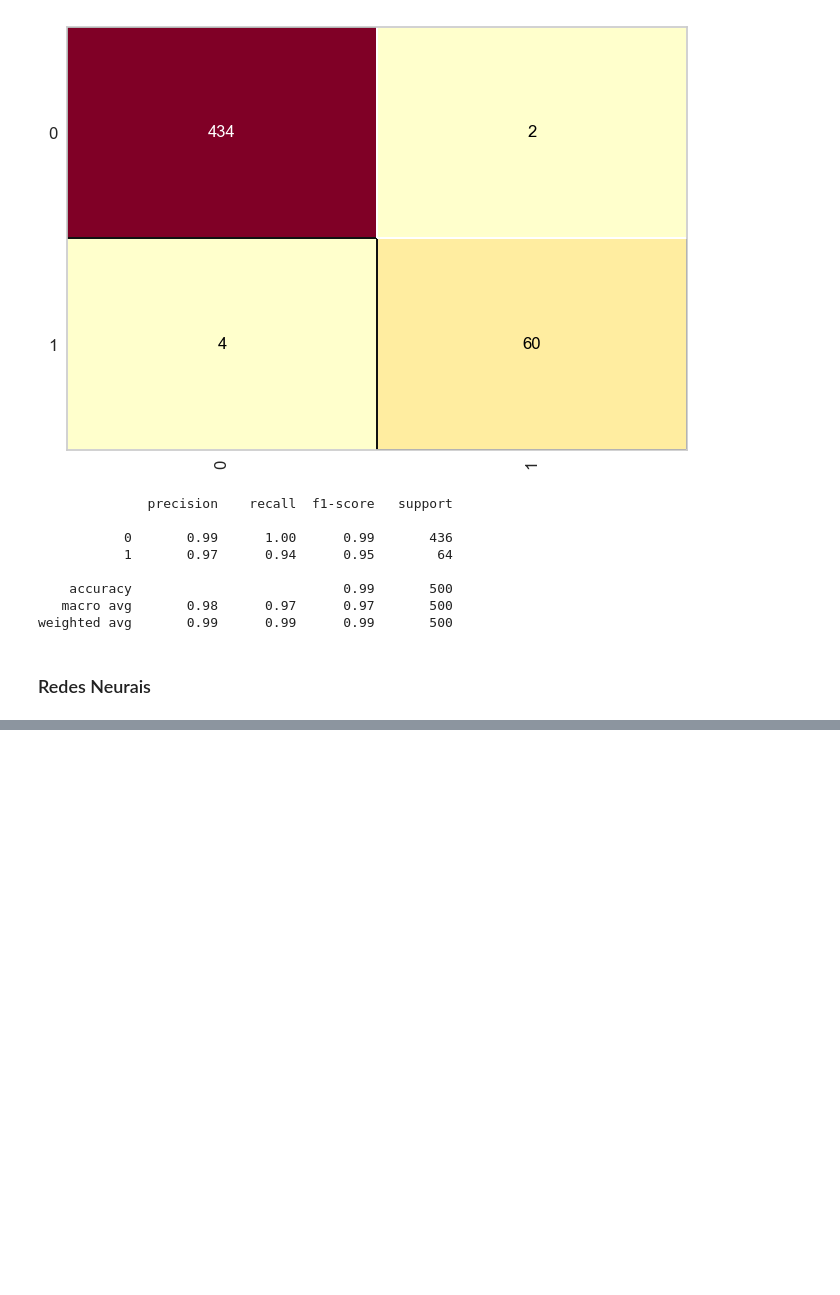
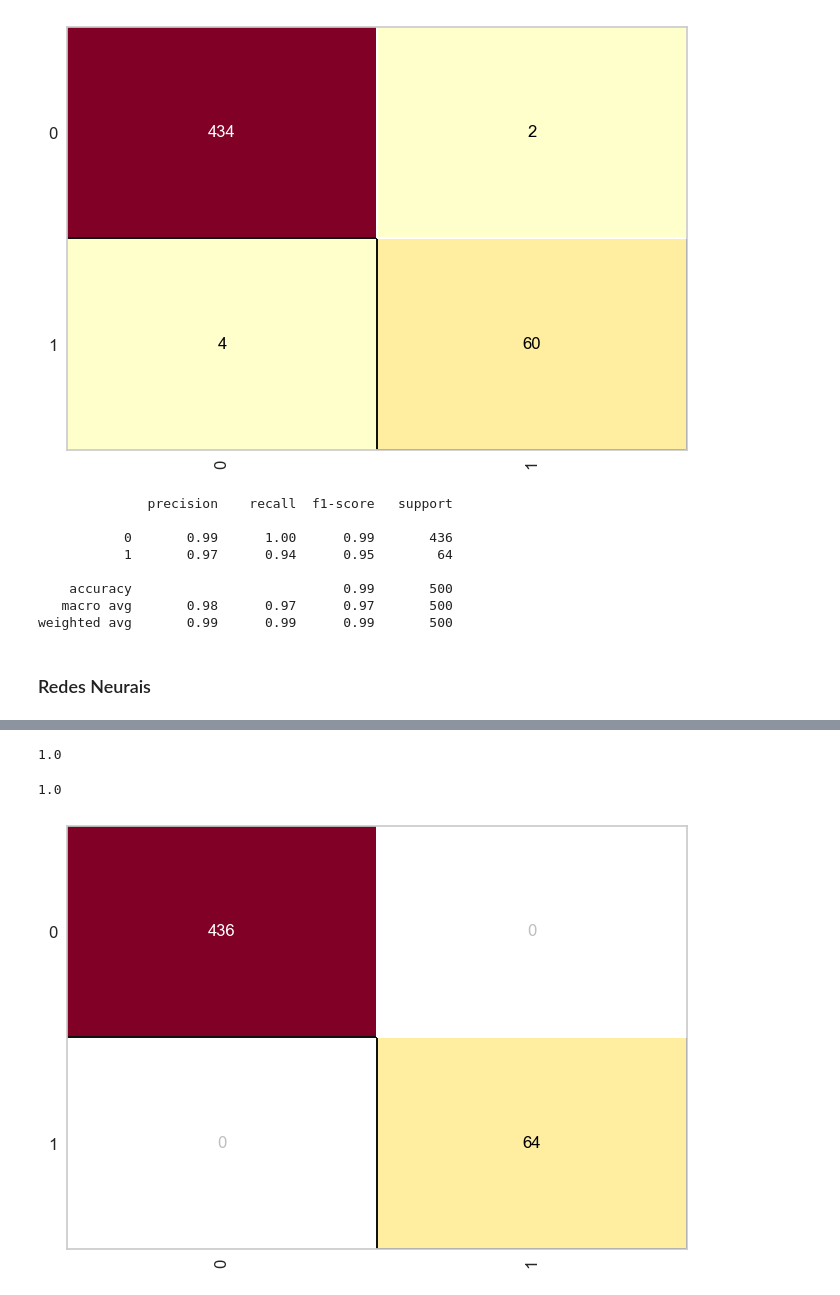
Before and after one commit to TdcRibeiro/IA, a Jupyter notebook: credito/credit.ipynb, the cells around one changed output, grey strips where cells are left out. Saved outputs shown, nothing was run; the diff lists cells and outputs as text; code cells hidden in the pictures; blank space fills up the shorter version.

```diff
--- a/credito/credit.ipynb
+++ b/credito/credit.ipynb
@@ -426,0 +429,3 @@ weighted avg       0.99      0.99      0.99       500
+# %%
+rede_neural_credito = MLPClassifier(max_iter=1500, verbose=True, tol=0.0000100, solver='adam', activation='relu', hidden_layer_sizes=(100, 100))
+rede_neural_credito.fit(x_credito_teste, y_credito_teste)
@@ -426,0 +454,11 @@ weighted avg       0.99      0.99      0.99       500
+# %%
+accuracy_score(y_credito_teste, previsoes)
+# %% [output]
+1.0
+# %%
+cm = ConfusionMatrix(rede_neural_credito)
+cm.fit(x_credito_treinamento, y_credito_treinamento)
+cm.score(x_credito_teste, y_credito_teste)
+# %% [output]
+1.0
+[figure, added]
```
Also changed, not shown: parts of 4 cells of this notebook.
